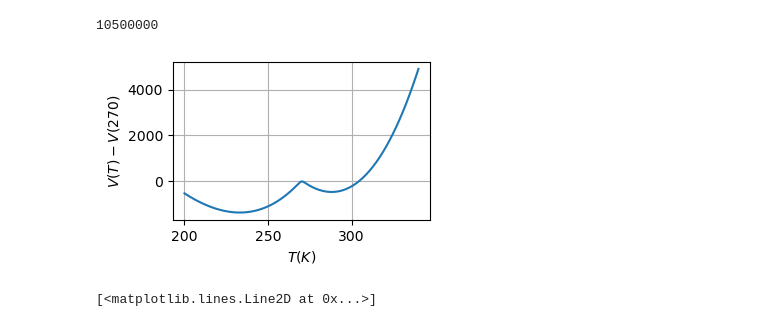
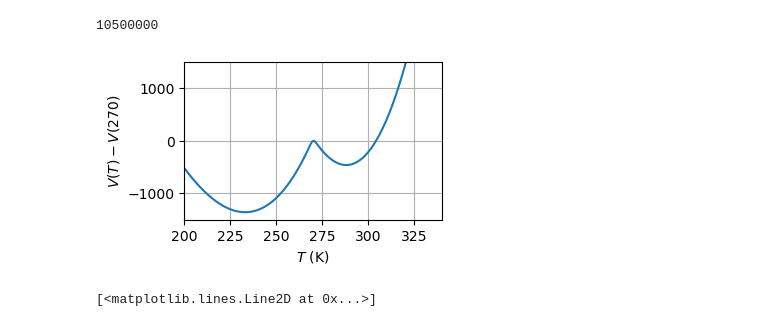
Before and after one commit to CalvinNesbitt/EBM, a Jupyter notebook: plotting_albedo.ipynb, the cells around one changed output. Saved outputs shown, nothing was run; the diff lists cells and outputs as text; code cells hidden in the pictures.

```diff
--- a/plotting_albedo.ipynb
+++ b/plotting_albedo.ipynb
@@ -66,20 +66,21 @@ capacity
 # %%
 fig, ax = init_2d_fax()
 Ts = np.linspace(200, 340, 140)
 
 ax.plot(Ts, potential(Ts) - potential(270))
-# plt.xlim(200, 340)
-# plt.ylim(-2500, 2500)
-ax.set_xlabel('$T (K)$')
+plt.xlim(200, 340)
+plt.ylim(-1500, 1500)
+ax.set_xlabel('$T$ (K)')
 ax.set_ylabel('$V(T) - V(270)$')
-# Ts = np.linspace(200, 340, 30)
-# flow_field = -np.gradient(potential(Ts), Ts)
-# plt.quiver(Ts, np.full_like(Ts, 0), flow_field/1000, np.full_like(Ts, 0))
+Ts = np.linspace(200, 340, 30)
+
+
+save_name = plot_save_dir + '/Potential-Well.pdf'
+fig.savefig(save_name)
 plt.show()
-
-plt.show()
+print(save_name)
 # %% [output]
-[figure, old version]
+[figure, new version]
 # %%
 # Verifying potential is a potential
 plt.plot(Ts, - np.gradient(potential(Ts), Ts))
```
Also changed, not shown: 3 other files.
